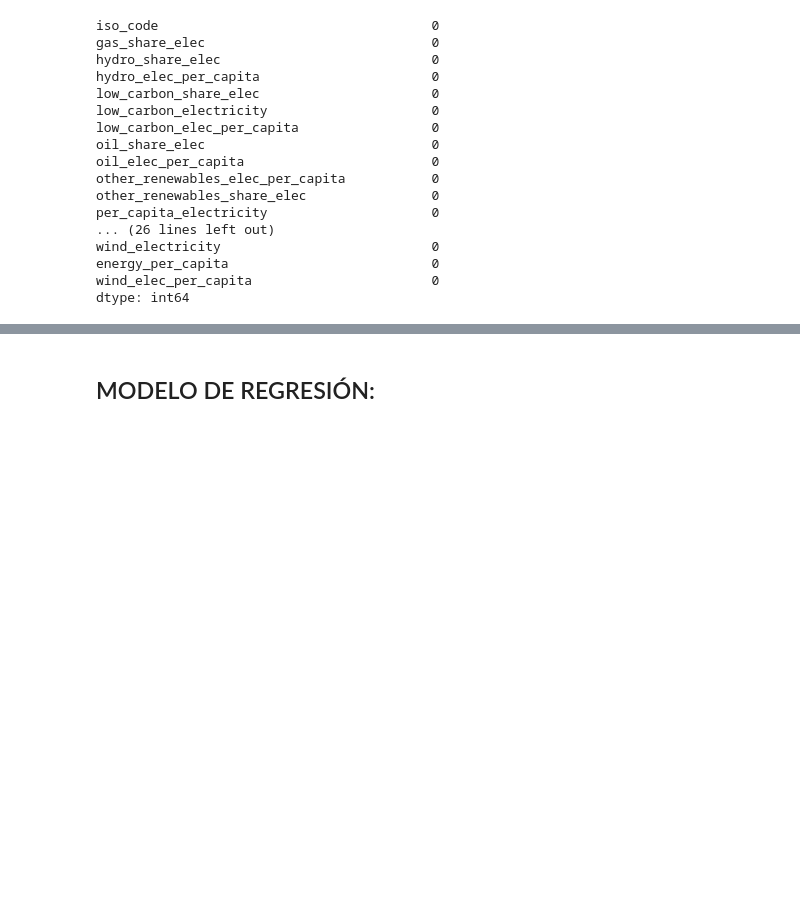
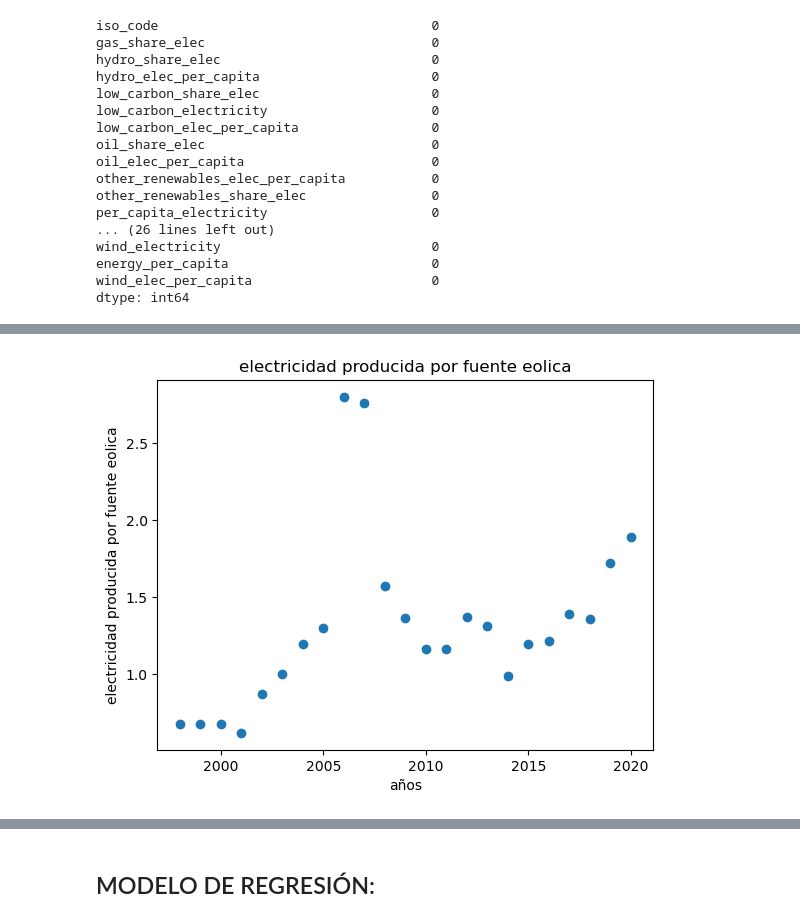
Before and after one commit to L-Ameneiro/EDA-Datasets, a Jupyter notebook: notebooks/MODELO SUPERVISADO consumo_energ_mundial.ipynb, the cells around one changed output, grey strips where cells are left out. Drawn from its saved outputs; the diff is of its cells as text; code cells hidden in the pictures; blank space fills up the shorter version.

```diff
--- a/notebooks/MODELO SUPERVISADO consumo_energ_mundial.ipynb
+++ b/notebooks/MODELO SUPERVISADO consumo_energ_mundial.ipynb
@@ -96,0 +99,10 @@ suram1= suram1.drop(['iso_code', 'country'], axis=1)
+# %%
+# Se muestra la distribución
+import matplotlib.pyplot as plt
+plt.scatter(x = suram1['year'], y=suram1['biofuel_electricity'])
+plt.title('electricidad producida por fuente eolica')
+plt.xlabel('años')
+plt.ylabel('electricidad producida por fuente eolica')
+plt.show()
+# %% [output]
+[figure, added]
```
Also changed, not shown: parts of 47 cells of this notebook, 2 other files.
